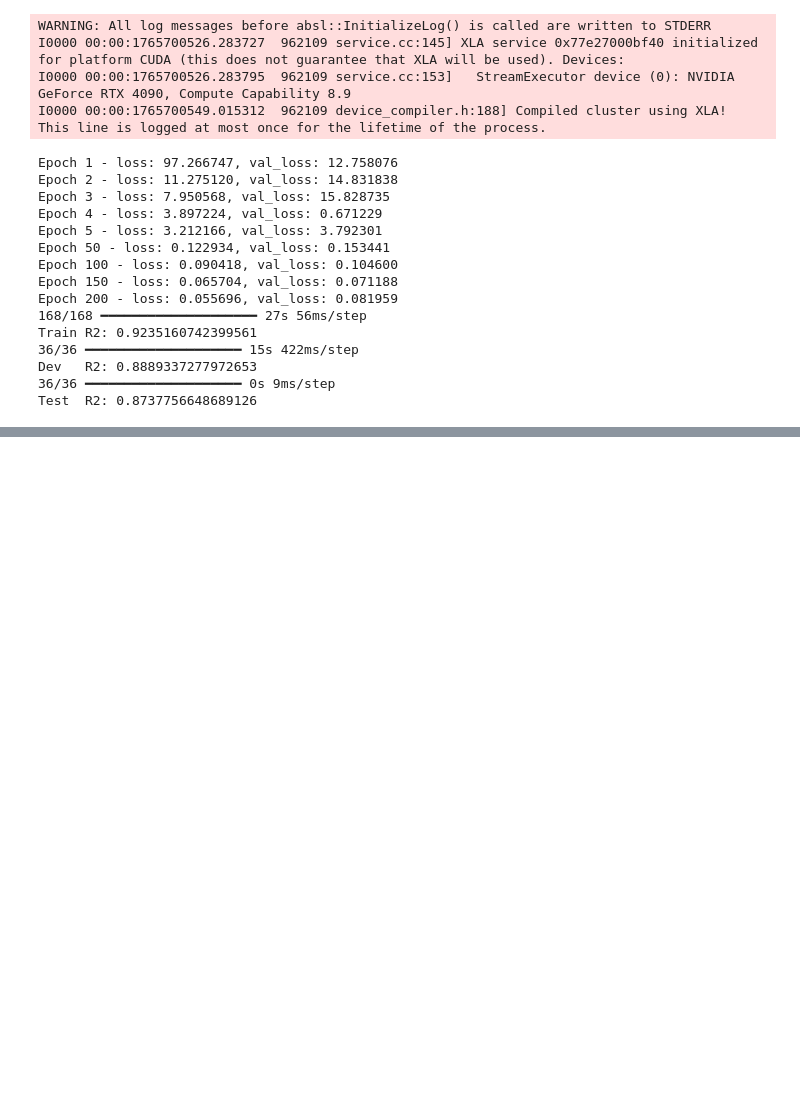
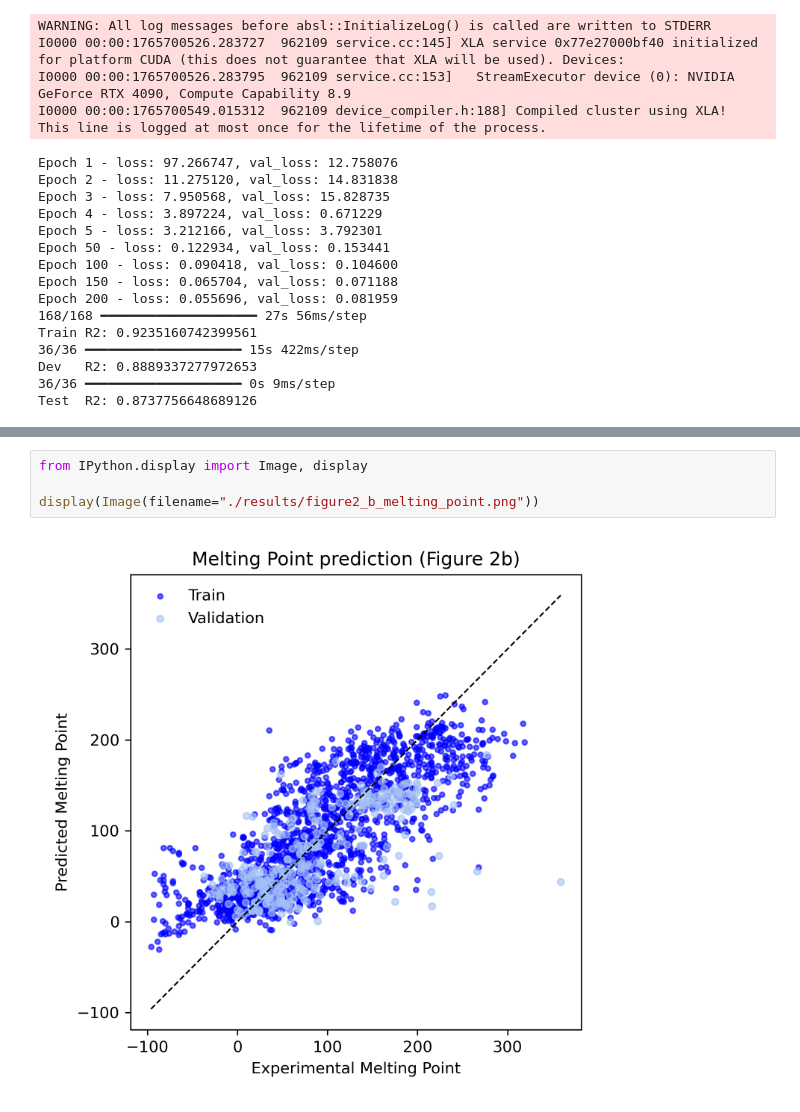
Before and after one commit to goalheart/ionic-mpnn, a Jupyter notebook: Main.ipynb, the cells around one changed output, grey strips where cells are left out. Cells and saved outputs as stored; diff of their text form; blank space fills up the shorter version.

```diff
--- a/Main.ipynb
+++ b/Main.ipynb
@@ -393,0 +912,6 @@ SyntaxError: invalid or missing encoding declaration for 'results/figure2_a_visc
+# %%
+from IPython.display import Image, display
+
+display(Image(filename="./results/figure2_b_melting_point.png"))
+# %% [output]
+[figure, added]
```
Also changed, not shown: parts of 7 cells of this notebook, 1 other file.
